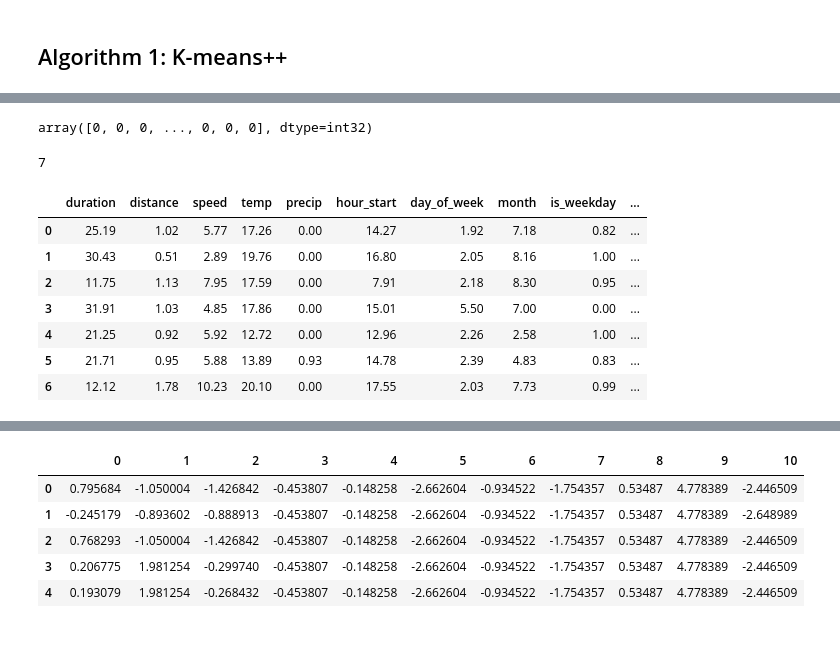
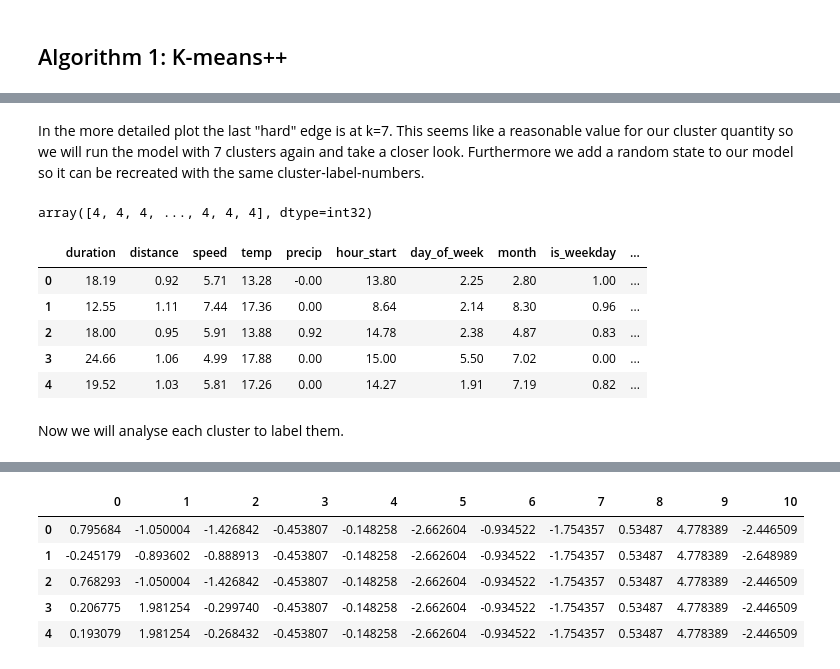
Before and after one commit to katekuian/aa_2021_magma, a Jupyter notebook: 03_cluster_analysis/01_cluster_trip_types.ipynb, the cells around one changed output, grey strips where cells are left out. Saved outputs shown, nothing was run; the diff lists cells and outputs as text; code cells hidden in the pictures; blank space fills up the shorter version.

```diff
--- a/03_cluster_analysis/01_cluster_trip_types.ipynb
+++ b/03_cluster_analysis/01_cluster_trip_types.ipynb
@@ -104,37 +113,24 @@ plt.xlim([0,10])
+# %% [markdown]
+In the more detailed plot the last "hard" edge is at k=7. This seems like a reasonable value for our cluster quantity so
+ we will run the model with 7 clusters again and take a closer look. Furthermore we add a random state to our model so
+ it can be recreated with the same cluster-label-numbers.
 # %%
-best_means = KMeans(n_clusters=7)
-best_means.fit(X_scaled)
-best_means.predict(X_scaled)
+seven_means = KMeans(n_clusters=7, random_state=4711)
+seven_means.fit(X_scaled)
+seven_means.predict(X_scaled)
 # %% [output]
-array([0, 0, 0, ..., 0, 0, 0], dtype=int32)
+array([4, 4, 4, ..., 4, 4, 4], dtype=int32)
-# %%
-len(best_means.cluster_centers_)
-# %% [output]
-7
 # %%
-clusters = best_means.cluster_centers_
+clusters = seven_means.cluster_centers_
 clusters = scaler.inverse_transform(clusters)
 clusters_df = pd.DataFrame(clusters, columns=X.columns)
 clusters_rounded_df = clusters_df.round(2)
-clusters_rounded_df["size"] = X_scaled_df.groupby(best_means.labels_).size()
-
-clusters_rounded_df["labels"] = [
-    "weekend",
-    "fast|early|wednesday",
-    "hot",
-    "long",
-    "rainy",
-    "cold|sunny",
-    "holiday",
-]
-
-clusters_rounded_df
+clusters_rounded_df["size"] = X_scaled_df.groupby(seven_means.labels_).size()
+clusters_rounded_df.head()
 # %% [output]
 |  | duration | distance | speed | temp | precip | hour_start | day_of_week | month | is_weekday | ... |
-| 0 | 25.19 | 1.02 | 5.77 | 17.26 | 0.00 | 14.27 | 1.92 | 7.18 | 0.82 | ... |
-| 1 | 30.43 | 0.51 | 2.89 | 19.76 | 0.00 | 16.80 | 2.05 | 8.16 | 1.00 | ... |
-| 2 | 11.75 | 1.13 | 7.95 | 17.59 | 0.00 | 7.91 | 2.18 | 8.30 | 0.95 | ... |
-| 3 | 31.91 | 1.03 | 4.85 | 17.86 | 0.00 | 15.01 | 5.50 | 7.00 | 0.00 | ... |
-| 4 | 21.25 | 0.92 | 5.92 | 12.72 | 0.00 | 12.96 | 2.26 | 2.58 | 1.00 | ... |
-| 5 | 21.71 | 0.95 | 5.88 | 13.89 | 0.93 | 14.78 | 2.39 | 4.83 | 0.83 | ... |
-| 6 | 12.12 | 1.78 | 10.23 | 20.10 | 0.00 | 17.55 | 2.03 | 7.73 | 0.99 | ... |
+| 0 | 18.19 | 0.92 | 5.71 | 13.28 | -0.00 | 13.80 | 2.25 | 2.80 | 1.00 | ... |
+| 1 | 12.55 | 1.11 | 7.44 | 17.36 | 0.00 | 8.64 | 2.14 | 8.30 | 0.96 | ... |
+| 2 | 18.00 | 0.95 | 5.91 | 13.88 | 0.92 | 14.78 | 2.38 | 4.87 | 0.83 | ... |
+| 3 | 24.66 | 1.06 | 4.99 | 17.88 | 0.00 | 15.00 | 5.50 | 7.02 | 0.00 | ... |
+| 4 | 19.52 | 1.03 | 5.81 | 17.26 | 0.00 | 14.27 | 1.91 | 7.19 | 0.82 | ... |
@@ -143,0 +137,2 @@ X_scaled_df["y"] = best_means.predict(X_scaled)
+# %% [markdown]
+Now we will analyse each cluster to label them.
```
Also changed, not shown: parts of 16 cells of this notebook.
